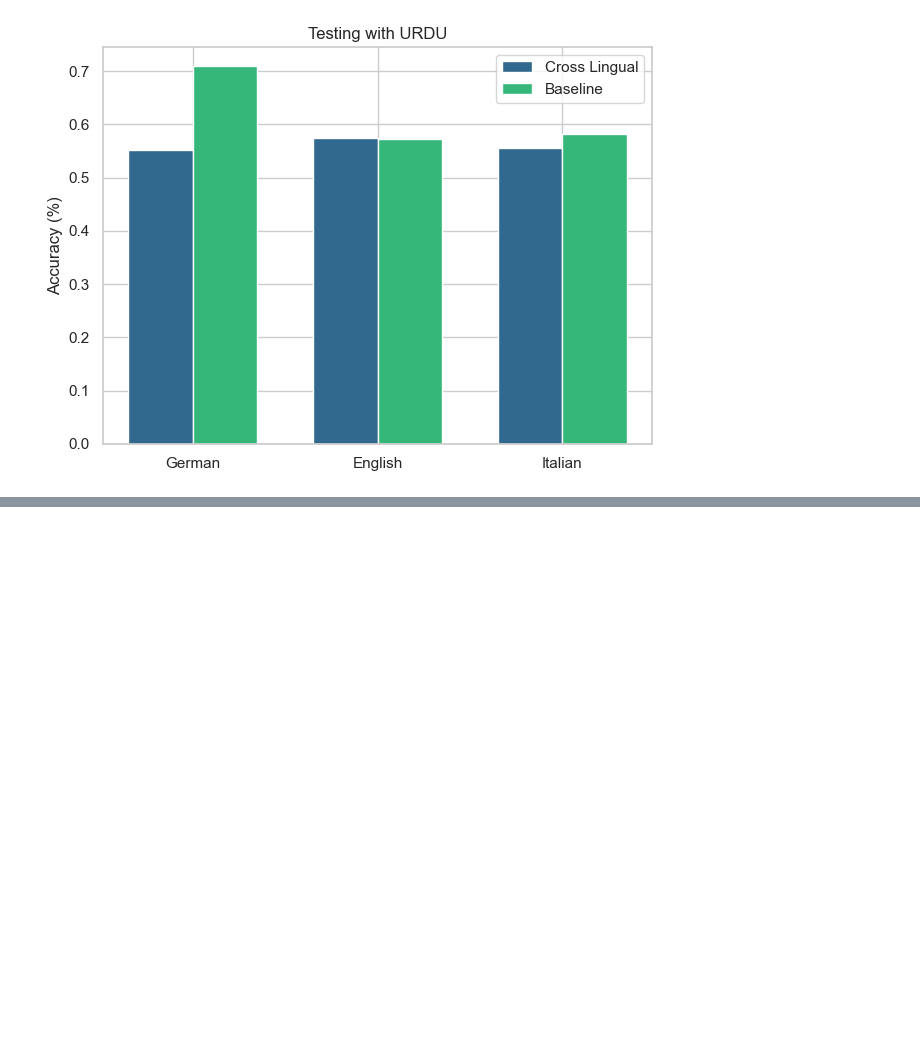
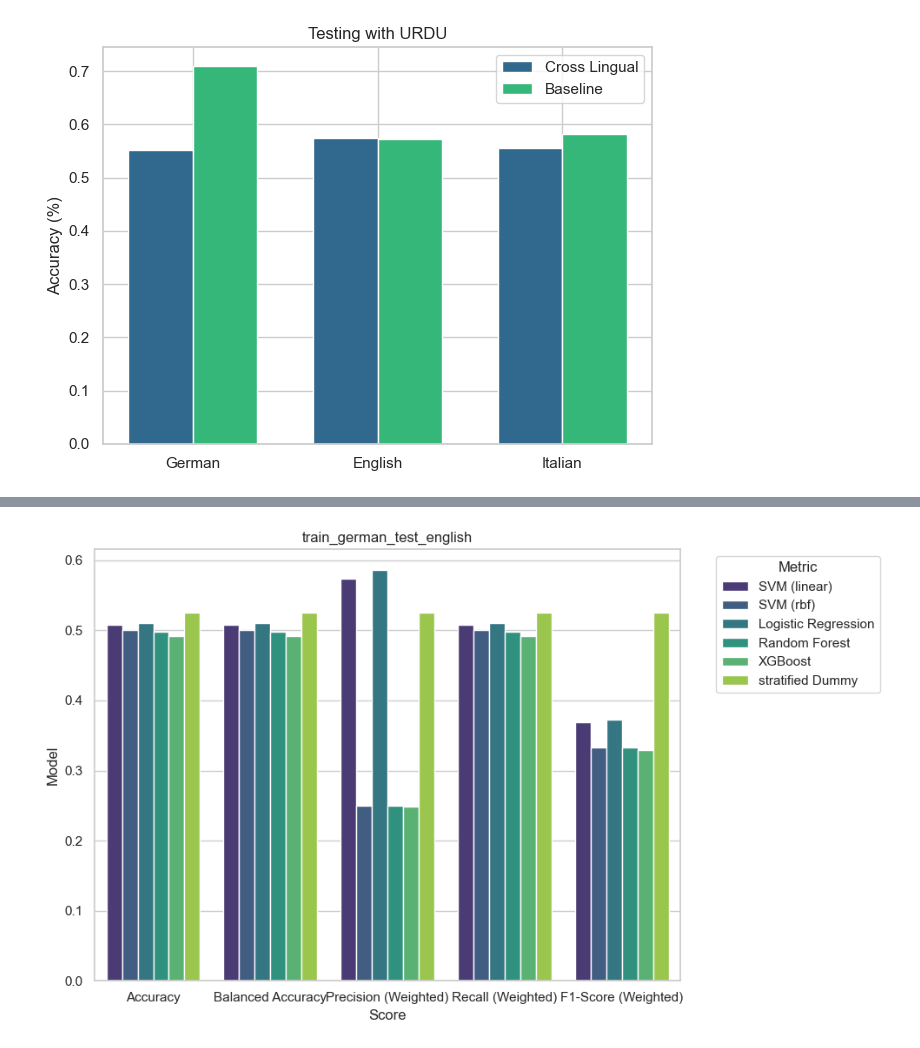
Before and after one commit to juverse/Speech-Emotion-Recognition, a Jupyter notebook: Evaluation/Crosslingual/crosslingual_evaluation.ipynb, the cells around one changed output, grey strips where cells are left out. Saved outputs shown, nothing was run; the diff lists cells and outputs as text; code cells hidden in the pictures; blank space fills up the shorter version.

```diff
--- a/Evaluation/Crosslingual/crosslingual_evaluation.ipynb
+++ b/Evaluation/Crosslingual/crosslingual_evaluation.ipynb
@@ -163,0 +206,4 @@ plot_crosslingual_vs_baseline(df_baseline_accuracy, df_test_urdu_accuracy, datas
+# %%
+plot_results(train_german_test_english, "train_german_test_english")
+# %% [output]
+[figure, added]
```
Also changed, not shown: parts of 20 cells of this notebook, 3 other files.
